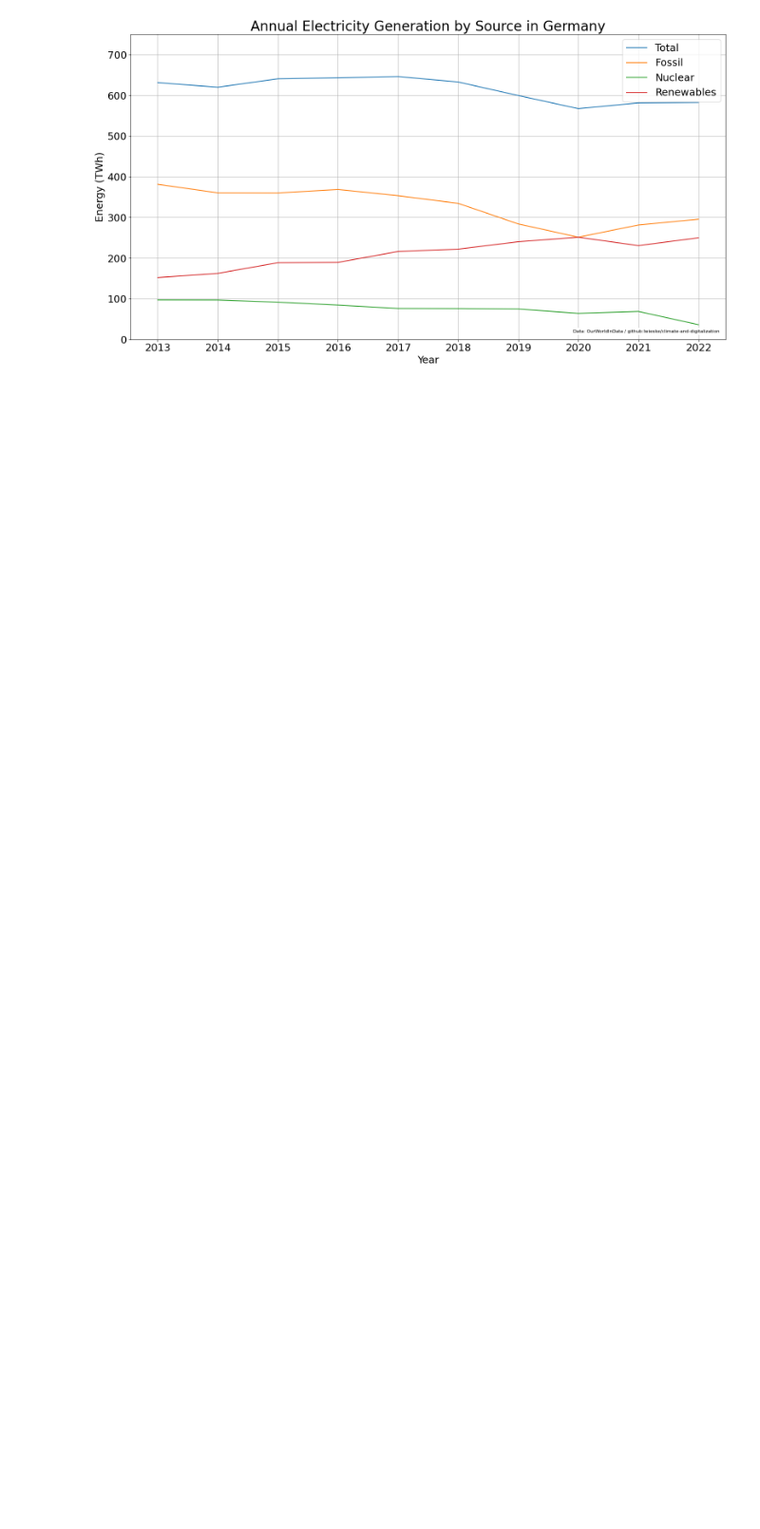
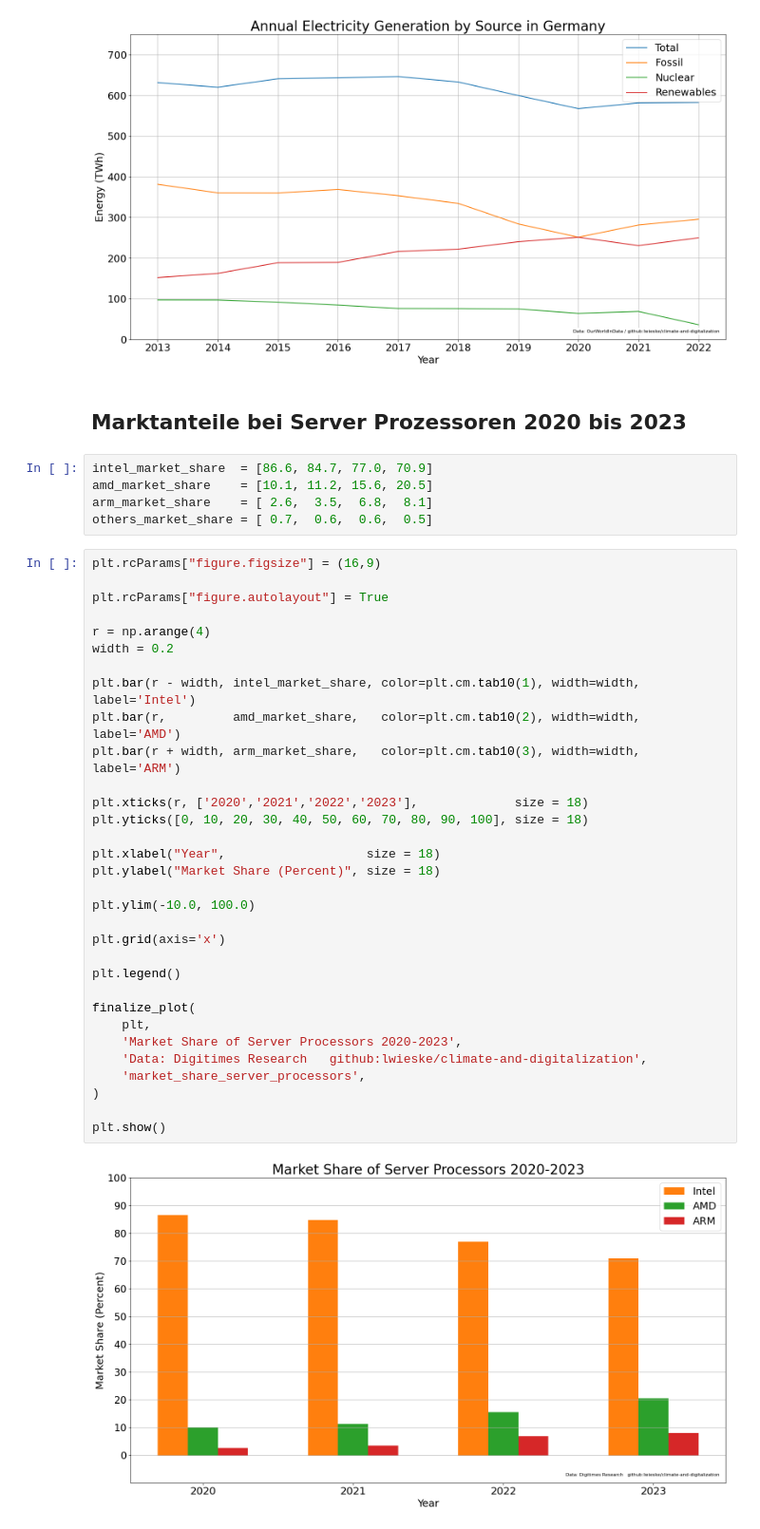
Before and after one commit to lwieske/climate-and-digitalization, a Jupyter notebook: README.ipynb, the cells around one changed output. Shown at 95% size. Cells and saved outputs as stored; diff of their text form; blank space fills up the shorter version.

Commit message:
additional visualizations

```diff
--- a/README.ipynb
+++ b/README.ipynb
@@ -1947,3 +1948,44 @@ finalize_plot(plt,
 )
 # %% [output]
 [figure]
+# %% [markdown]
+## Marktanteile bei Server Prozessoren 2020 bis 2023
+# %%
+intel_market_share  = [86.6, 84.7, 77.0, 70.9]
+amd_market_share    = [10.1, 11.2, 15.6, 20.5]
+arm_market_share    = [ 2.6,  3.5,  6.8,  8.1]
+others_market_share = [ 0.7,  0.6,  0.6,  0.5]
+# %%
+plt.rcParams["figure.figsize"] = (16,9)
+
+plt.rcParams["figure.autolayout"] = True
+
+r = np.arange(4)
+width = 0.2
+
+plt.bar(r - width, intel_market_share, color=plt.cm.tab10(1), width=width, label='Intel')
+plt.bar(r,         amd_market_share,   color=plt.cm.tab10(2), width=width, label='AMD')
+plt.bar(r + width, arm_market_share,   color=plt.cm.tab10(3), width=width, label='ARM')
+
+plt.xticks(r, ['2020','2021','2022','2023'],             size = 18)
+plt.yticks([0, 10, 20, 30, 40, 50, 60, 70, 80, 90, 100], size = 18)
+
+plt.xlabel("Year",                   size = 18)
+plt.ylabel("Market Share (Percent)", size = 18)
+
+plt.ylim(-10.0, 100.0)
+
+plt.grid(axis='x')
+
+plt.legend()
+
+finalize_plot(
+    plt,
+    'Market Share of Server Processors 2020-2023',
+    'Data: Digitimes Research   github:lwieske/climate-and-digitalization',
+    'market_share_server_processors',
+)
+
+plt.show()
+# %% [output]
+[figure, added]
```
Also changed, not shown: parts of 3 cells of this notebook, 26 other files.
